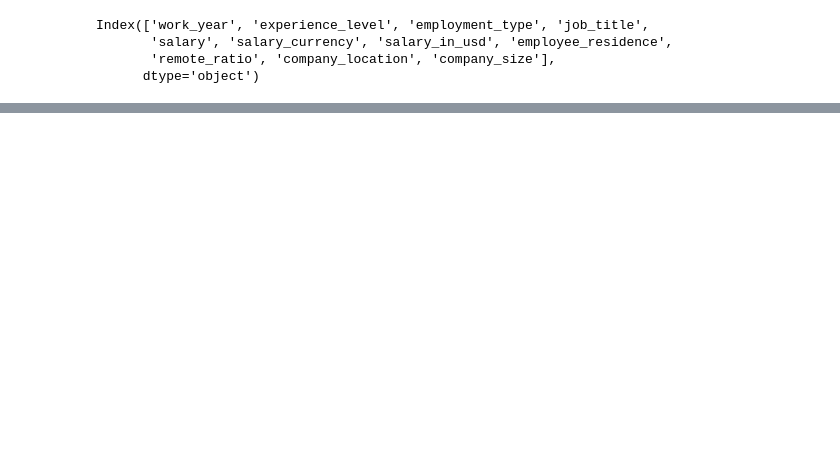
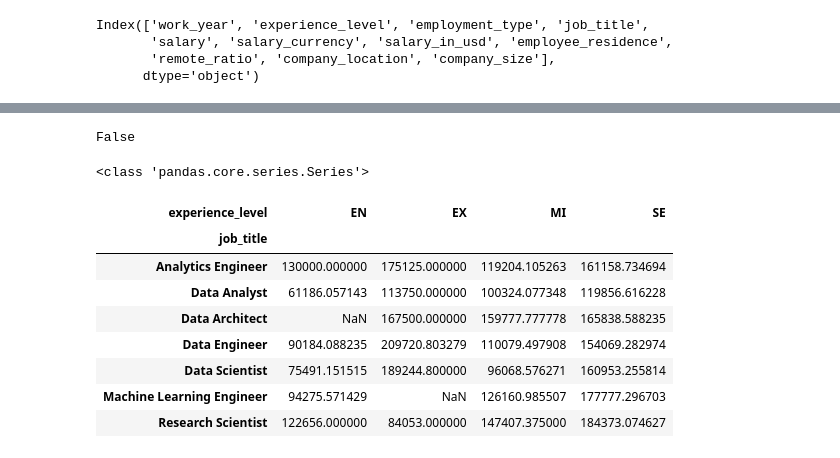
Before and after one commit to honhanbao/PowerBI-Python_Data-Science-Jobs-Salaries, a Jupyter notebook: salaries.ipynb, the cells around one changed output, grey strips where cells are left out. Drawn from its saved outputs; the diff is of its cells as text; code cells hidden in the pictures; blank space fills up the shorter version.

```diff
--- a/salaries.ipynb
+++ b/salaries.ipynb
@@ -337,0 +394,20 @@ dtype: int64
+# %%
+isinstance(grouped_salaries, pd.DataFrame)
+# %% [output]
+False
+# %%
+print(type(grouped_salaries))
+# %% [output]
+<class 'pandas.core.series.Series'>
+# %%
+grouped_salaries.unstack()
+# %% [output]
+| experience_level | EN | EX | MI | SE |
+| job_title |  |  |  |  |
+| Analytics Engineer | 130000.000000 | 175125.000000 | 119204.105263 | 161158.734694 |
+| Data Analyst | 61186.057143 | 113750.000000 | 100324.077348 | 119856.616228 |
+| Data Architect | NaN | 167500.000000 | 159777.777778 | 165838.588235 |
+| Data Engineer | 90184.088235 | 209720.803279 | 110079.497908 | 154069.282974 |
+| Data Scientist | 75491.151515 | 189244.800000 | 96068.576271 | 160953.255814 |
+| Machine Learning Engineer | 94275.571429 | NaN | 126160.985507 | 177777.296703 |
+| Research Scientist | 122656.000000 | 84053.000000 | 147407.375000 | 184373.074627 |
```
Also changed, not shown: parts of 14 cells of this notebook.
